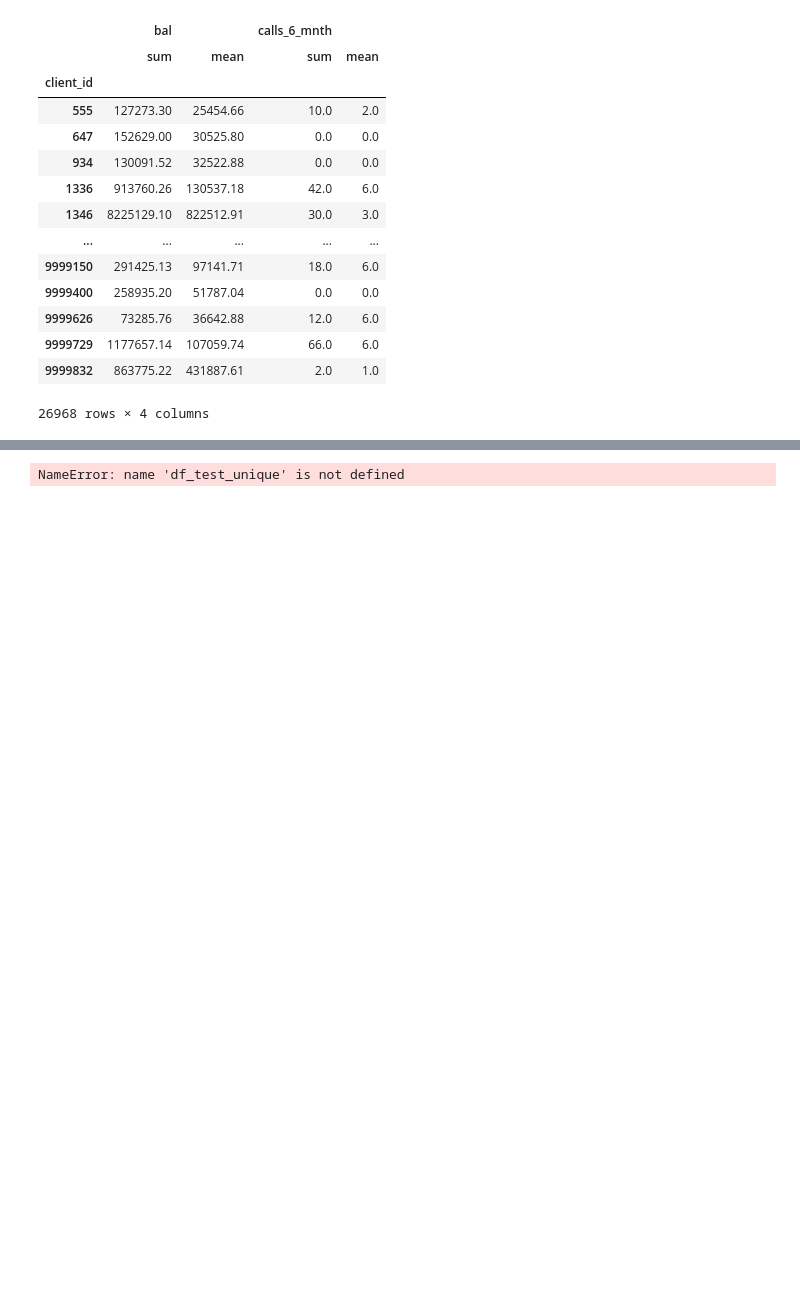
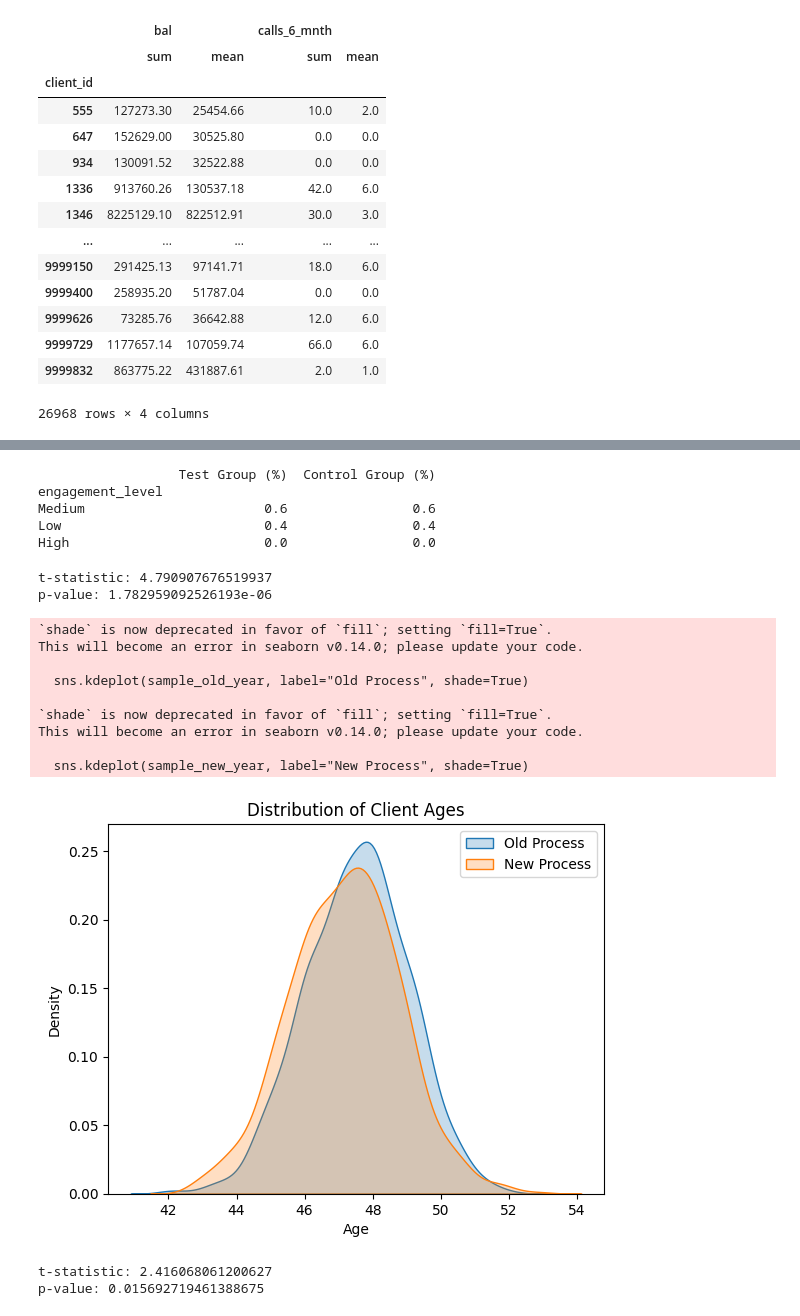
Before and after one commit to JujuGnirt/vanguard-ab-test, a Jupyter notebook: notebooks/Expl_vanguard_data_julie.ipynb, the cells around one changed output, grey strips where cells are left out. Drawn from its saved outputs; the diff is of its cells as text; code cells hidden in the pictures; blank space fills up the shorter version.

```diff
--- a/notebooks/Expl_vanguard_data_julie.ipynb
+++ b/notebooks/Expl_vanguard_data_julie.ipynb
@@ -273,9 +178,12 @@ control_counts = df_control_unique['engagement_level'].value_counts()
 
 engagement_compare = pd.DataFrame({
     'Test Group (%)': (test_counts/23532).round(1),
-    'Control Group (%)': (control_counts/23535).round(1)
-})
+    'Control Group (%)': (control_counts/23535).round(1)})
 
 print(engagement_compare)
 # %% [output]
-NameError: name 'df_test_unique' is not defined
+                  Test Group (%)  Control Group (%)
+engagement_level
+Medium                       0.6                0.6
+Low                          0.4                0.4
+High                         0.0                0.0
@@ -281,0 +210,54 @@ NameError: name 'df_test_unique' is not defined
+# %%
+old_year = df_control_unique['clnt_age'].dropna()
+new_year =  df_test_unique['clnt_age'].dropna()
+
+sample_old_year = [np.mean(np.random.choice(old_year, size=100)) for _ in range (1000)]
+sample_new_year = [np.mean(np.random.choice(new_year, size=100)) for _ in range (1000)]
+# %%
+t_stat, p_value = ttest_ind(sample_old_year, sample_new_year, equal_var=False,alternative="two-sided")
+
+print("t-statistic:", t_stat)
+print("p-value:", p_value)
+# %% [output]
+t-statistic: 4.790907676519937
+p-value: 1.782959092526193e-06
+# %%
+sns.kdeplot(sample_old_year, label="Old Process", shade=True)
+sns.kdeplot(sample_new_year, label="New Process", shade=True)
+plt.legend()
+plt.title("Distribution of Client Ages")
+plt.xlabel("Age")
+plt.show()
+# %% [output]
+`shade` is now deprecated in favor of `fill`; setting `fill=True`.
+This will become an error in seaborn v0.14.0; please update your code.
+
+  sns.kdeplot(sample_old_year, label="Old Process", shade=True)
+
+`shade` is now deprecated in favor of `fill`; setting `fill=True`.
+This will become an error in seaborn v0.14.0; please update your code.
+
+  sns.kdeplot(sample_new_year, label="New Process", shade=True)
+[figure, added]
+# %%
+#The average age of clients engaging with the new process is the same as those engaging with the old process.
+#This is our hypothesis
+from scipy.stats import ttest_ind
+
+# The two groups we want to compare
+old_process = df_control_unique['clnt_age'].dropna()
+new_process = df_test_unique['clnt_age'].dropna()
+
+# Perform two-sample t-test
+#The threshold is 0.05
+t_stat, p_value = ttest_ind(old_process, new_process, equal_var=False,alternative="two-sided")
+
+print("t-statistic:", t_stat)
+print("p-value:", p_value)
+
+#We can see p_value is lower than 0.05 which is our significance level so we reject our hypothesis null.
+#That means the average age of client engaging with the new process is NOT the same as those engaging with
+#the new one.
+# %% [output]
+t-statistic: 2.416068061200627
+p-value: 0.015692719461388675
```
Also changed, not shown: parts of 15 cells of this notebook.
